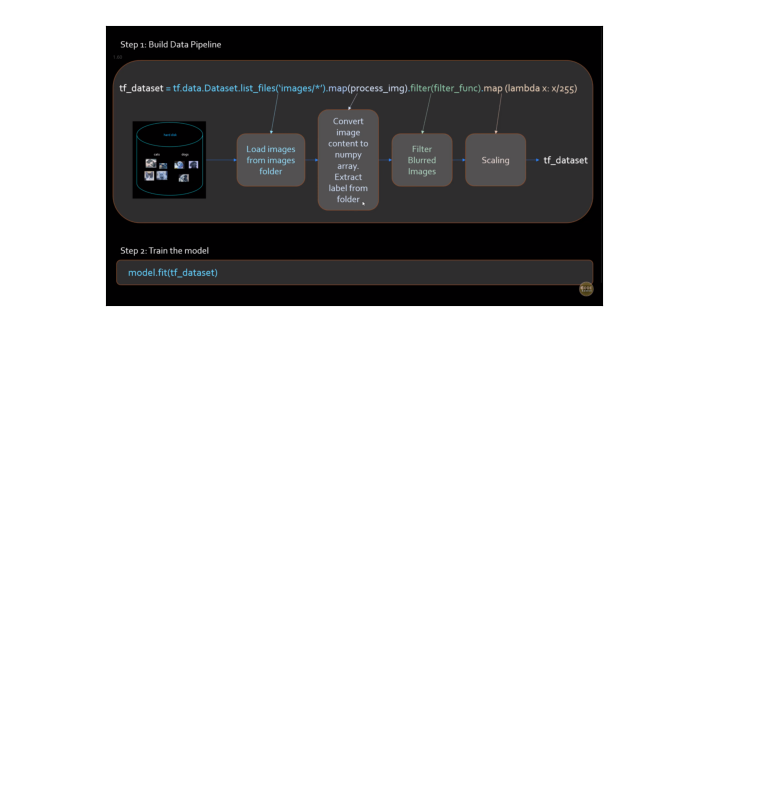
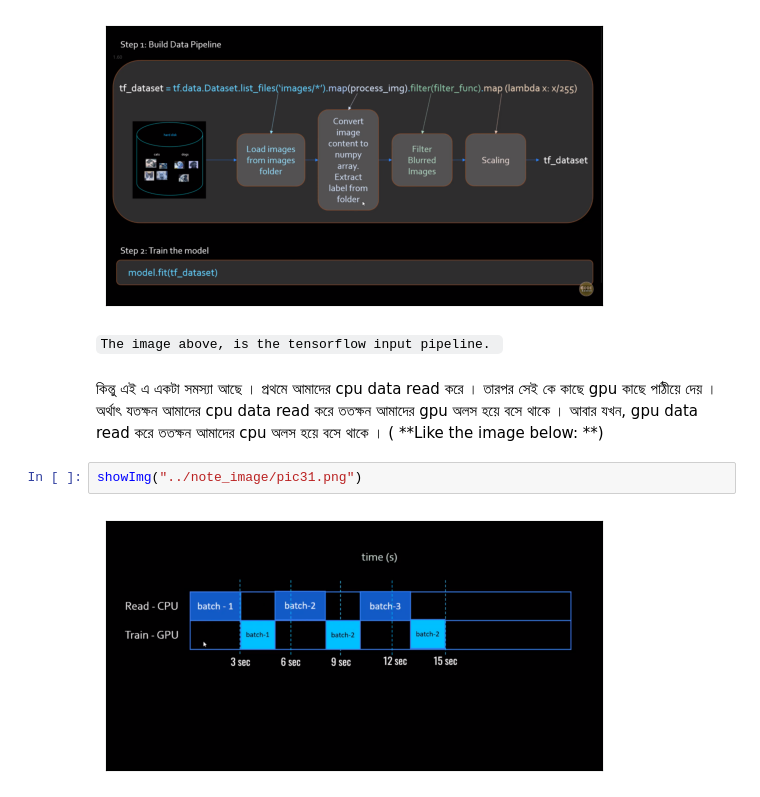
Before and after one commit to yasin-arafat-05/FaceNet, a Jupyter notebook: 01_basic/tensorflow_input_pipeline.ipynb, the cells around one changed output. Cells and saved outputs as stored; diff of their text form; blank space fills up the shorter version.

```diff
--- a/01_basic/tensorflow_input_pipeline.ipynb
+++ b/01_basic/tensorflow_input_pipeline.ipynb
@@ -65,3 +65,12 @@ showImg("../note_image/pic27.png")
 showImg("../note_image/pic28.png")
 # %% [output]
 [figure]
+# %% [markdown]
+`The image above, is the tensorflow input pipeline. `
+# %% [markdown]
+
+কিন্তু এই এ একটা সমস্যা আছে । প্রথমে আমাদের cpu data read করে । তারপর সেই কে কাছে  gpu কাছে পাঠীয়ে দেয় । অর্থাৎ যতক্ষন আমাদের cpu data read করে ততক্ষন আমাদের gpu অলস হয়ে বসে থাকে । আবার যখন, gpu  data read করে ততক্ষন আমাদের cpu অলস হয়ে বসে থাকে । ( **Like the image below: **)
+# %%
+showImg("../note_image/pic31.png")
+# %% [output]
+[figure, added]
```
Also changed, not shown: parts of 10 cells of this notebook.
